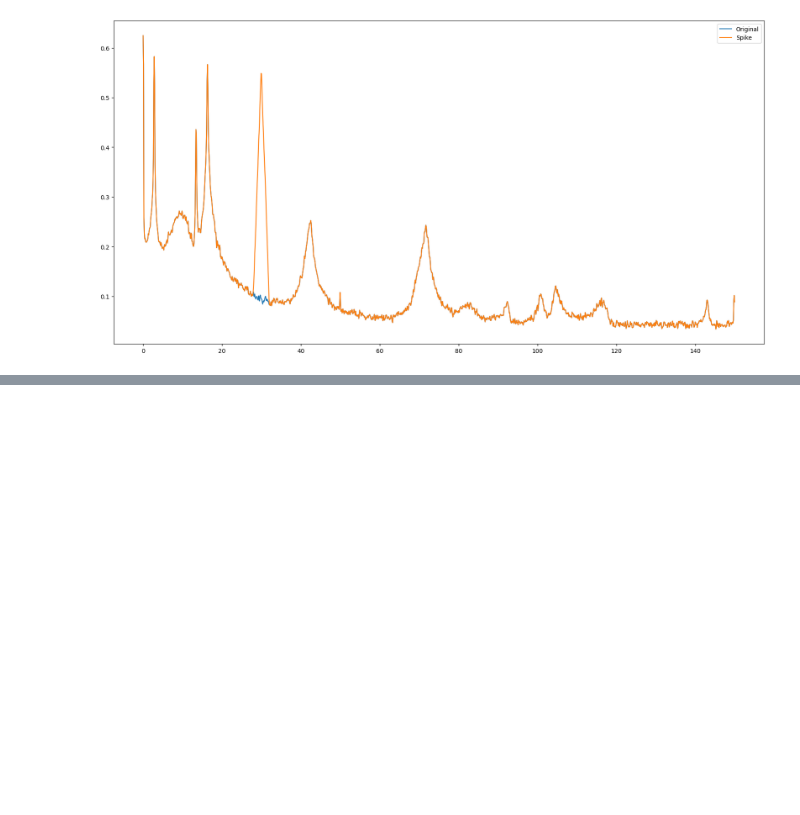
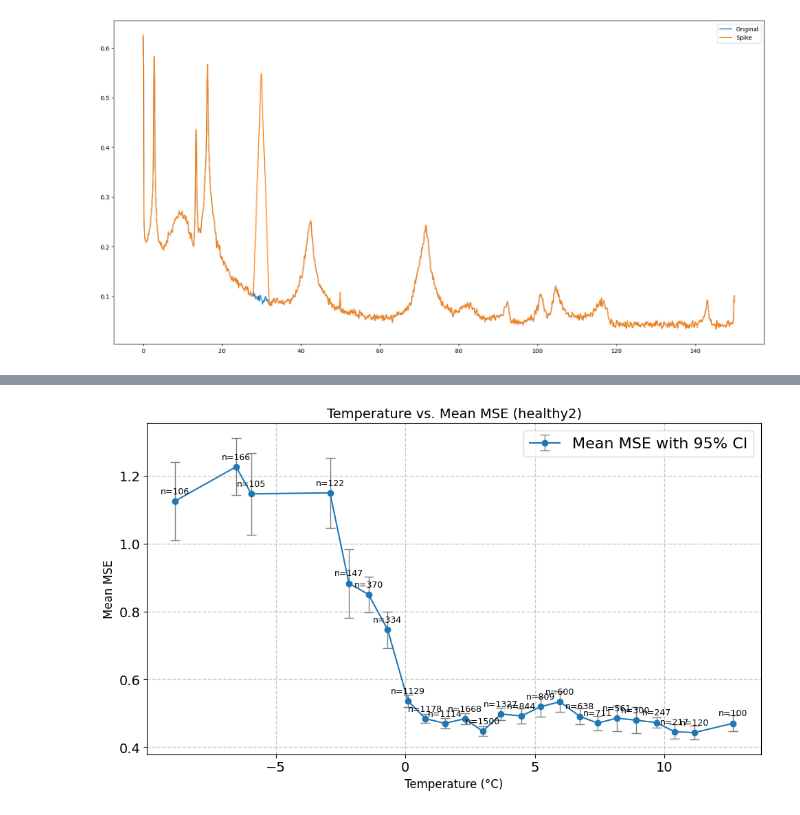
Before and after one commit to YacineBelHadj/hannover-pylon-psd, a Jupyter notebook: hannover_pylon/modelling/finalexp/model_tuning.ipynb, the cells around one changed output, grey strips where cells are left out. Drawn from its saved outputs; the diff is of its cells as text; code cells hidden in the pictures; blank space fills up the shorter version.

```diff
--- a/hannover_pylon/modelling/finalexp/model_tuning.ipynb
+++ b/hannover_pylon/modelling/finalexp/model_tuning.ipynb
@@ -472,0 +1056,19 @@ runs_df
+# %%
+df_plot_meteo.index = df_plot_meteo.index + pd.Timedelta(minutes=10)
+df_merge_temp = pd.merge_asof(df_agg,df_plot_meteo,
+                            left_index=True, right_index=True, direction='nearest')
+# %%
+import pandas as pd
+import matplotlib.pyplot as plt
+from scipy.stats import pearsonr
+
+# Example: Focus on level=1 data or a specific label. Adjust as needed.
+# (If you already have df_res_level_meteo, skip re-assigning it.)
+df_plot = df_merge_temp.copy()
+
+# Drop rows missing MSE or Temperature.
+df_plot = df_plot.dropna(subset=['mean_mse', 'airTemperatureAt2m'])
+# %%
+from hannover_pylon.utils.evaluation import label_dataframe_event
+df_plot['label']=label_dataframe_event(df_plot.index,events=settings.state.to_dict())
+df_plot['label'].unique()
@@ -472,0 +1079,74 @@ runs_df
+# %%
+import pandas as pd
+import matplotlib.pyplot as plt
+import numpy as np
+from scipy.stats import t, pearsonr
+
+# Assume df_plot is your merged DataFrame that contains:
+# - 'airTemperatureAt2m': temperature readings,
+# - 'mean_mse': the 2-hour rolling median of MSE (or your chosen aggregated anomaly score),
+# - 'label': event/health label.
+
+# Filter to the desired label (for example, "healthy2")
+df_healthy_2 = df_plot[df_plot['label'] == 'healthy2'].copy()
+
+# Create bins for temperature.
+# Here we use 50 bins; adjust this number as needed.
+df_healthy_2['temp_bin'] = pd.cut(df_healthy_2['airTemperatureAt2m'], bins=50)
+
+# Group by these temperature bins.
+grouped = df_healthy_2.groupby('temp_bin')
+
+# Compute aggregated statistics per bin.
+mean_temp = grouped['airTemperatureAt2m'].mean()        # Mean temperature in each bin
+mean_mse = grouped['mean_mse'].mean()                     # Mean MSE in each bin
+std_mse = grouped['mean_mse'].std()                       # Standard deviation of MSE
+count_mse = grouped['mean_mse'].count()                   # Number of observations per bin
+
+# Compute the standard error of the mean.
+sem_mse = std_mse / np.sqrt(count_mse)
+
+# Compute the t-critical value for a 95% confidence interval for each bin.
+confidence_level = 0.95
+# Degrees of freedom per bin
+dof = count_mse - 1
+dof[dof < 1] = np.nan  # Avoid errors for bins with too few samples
+t_crit = t.ppf((1 + confidence_level) / 2, dof)
+
+# Compute the margin of error.
+margin_of_error = t_crit * sem_mse
+
+# Filter out bins with fewer than 100 samples.
+valid_bins = count_mse >= 100
+mean_temp_valid = mean_temp[valid_bins]
+mean_mse_valid = mean_mse[valid_bins]
+margin_error_valid = margin_of_error[valid_bins]
+count_valid = count_mse[valid_bins]
+
+# Plot the binned data with error bars.
+fig, ax = plt.subplots(figsize=(10, 6))
+ax.errorbar(
+    mean_temp_valid,
+    mean_mse_valid,
+    yerr=margin_error_valid,
+    fmt='o-', capsize=5, ecolor='gray', elinewidth=1, markeredgewidth=1,
+    label='Mean MSE with 95% CI'
+)
+
+ax.set_xlabel('Temperature (°C)', fontsize=12)
+ax.set_ylabel('Mean MSE', fontsize=12)
+ax.set_title('Temperature vs. Mean MSE (healthy2)', fontsize=14)
+ax.grid(True, linestyle='--', alpha=0.7)
+
+# Annotate each point with the sample size.
+for x, y, n in zip(mean_temp_valid, mean_mse_valid, count_valid):
+    ax.annotate(f'n={int(n)}', xy=(x, y), xytext=(0, 8),
+                textcoords='offset points', ha='center', fontsize=9)
+
+
+
+plt.legend()
+plt.tight_layout()
+plt.show()
+# %% [output]
+[figure, added]
```
Also changed, not shown: parts of 29 cells of this notebook, 1 other file.
